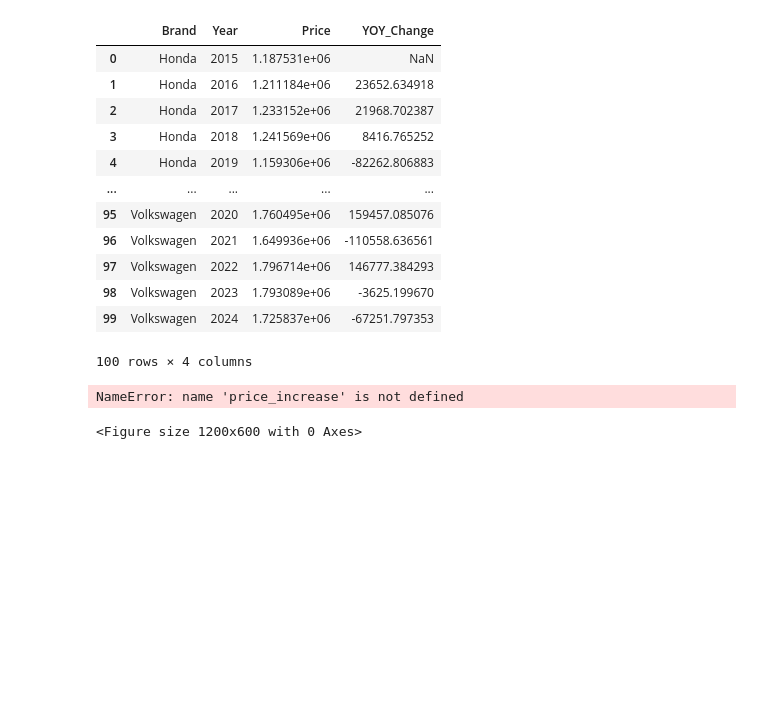
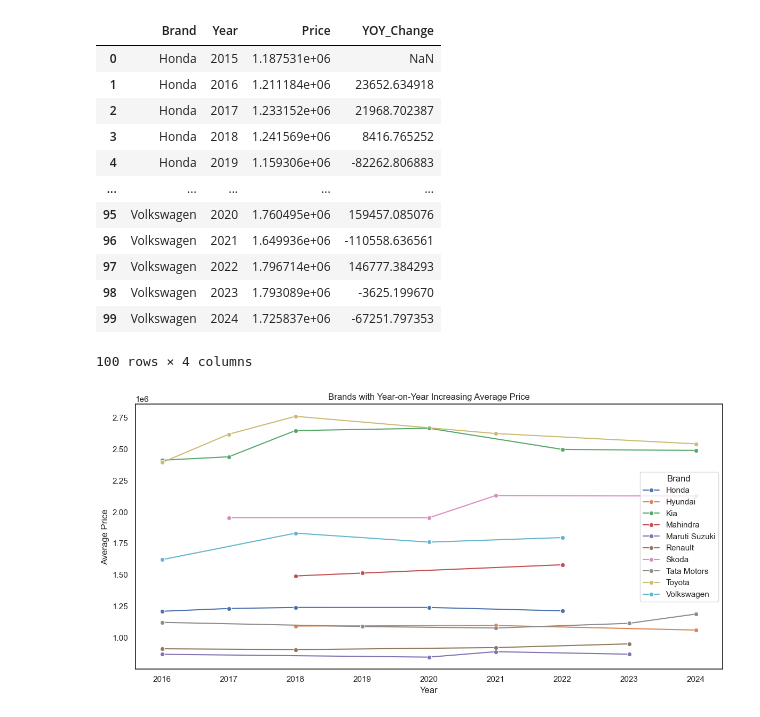
Before and after one commit to Shazil81/Car_Data_Analysis, a Jupyter notebook: Cars_Data_Analysis.ipynb, the cells around one changed output. Cells and saved outputs as stored; diff of their text form; code cells hidden in the pictures; blank space fills up the shorter version.

```diff
--- a/Cars_Data_Analysis.ipynb
+++ b/Cars_Data_Analysis.ipynb
@@ -346,14 +346,17 @@ yearly_avg
 100 rows × 4 columns
 # %%
 # 19. Brands Where Average Price Increased Consistently
+yearly_avg = cars.groupby(['Brand', 'Year'])['Price'].mean().reset_index()
+yearly_avg['Prev_Price'] = yearly_avg.groupby('Brand')['Price'].shift(1)
+price_increase = yearly_avg[yearly_avg['Price'] > yearly_avg['Prev_Price']]
+
 plt.figure(figsize=(12, 6))
 sns.lineplot(data=price_increase, x='Year', y='Price', hue='Brand', marker='o')
 
 plt.title('Brands with Year-on-Year Increasing Average Price')
 plt.ylabel('Average Price')
 plt.xticks(sorted(price_increase['Year'].unique()))
 plt.tight_layout()
 plt.show()
 # %% [output]
-NameError: name 'price_increase' is not defined
-<Figure size 1200x600 with 0 Axes>
+[figure, added]
```
Also changed, not shown: parts of 1 cell of this notebook.
